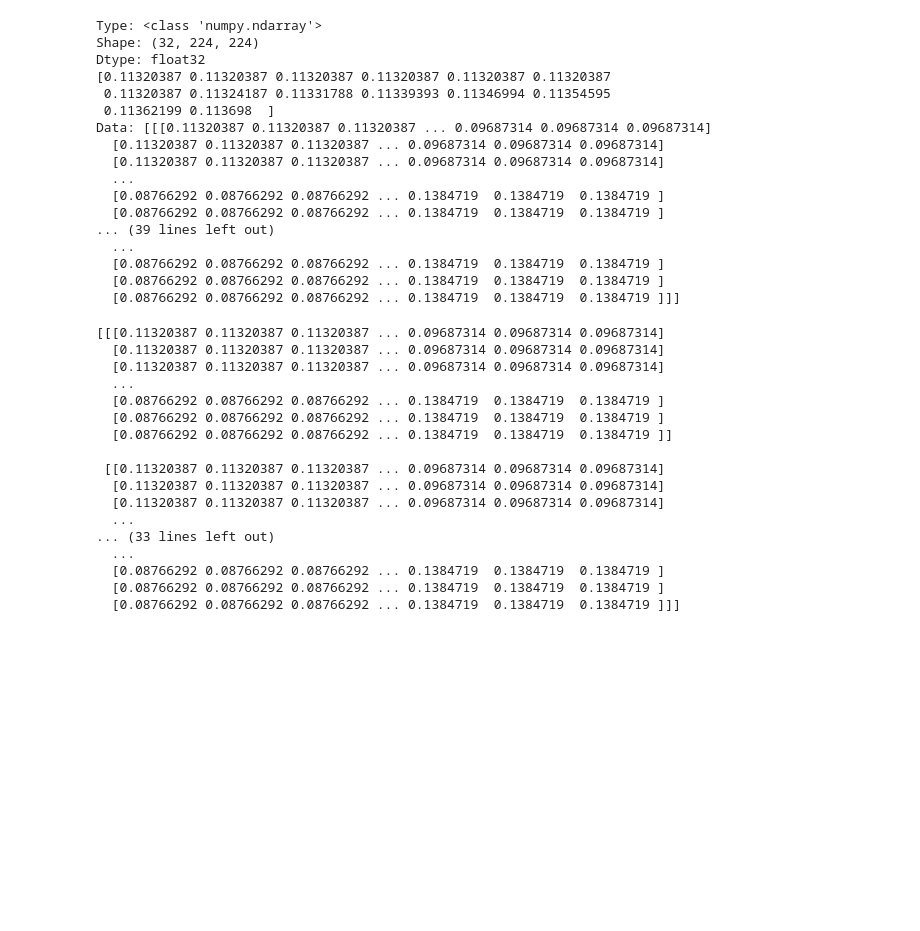
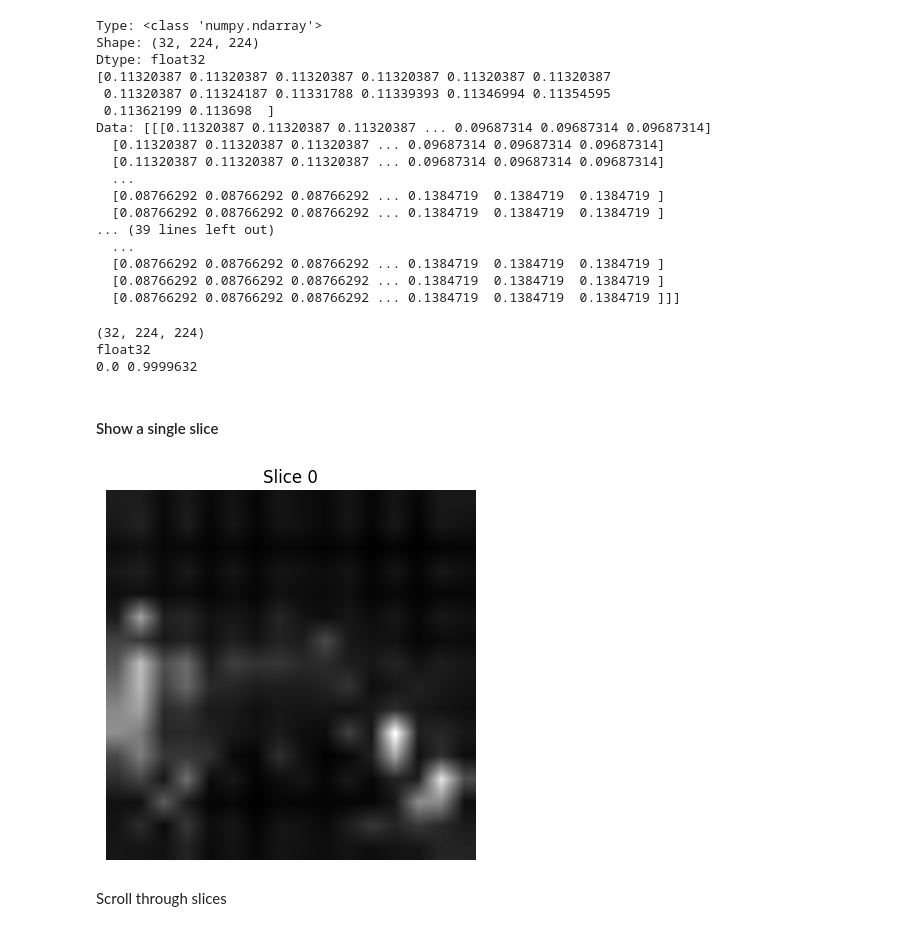
Before and after one commit to friendorus/Faithful-Faithfulness-Evaluations, a Jupyter notebook: scripts/Jupyter_notebook/Take_Note.ipynb, the cells around one changed output. Cells and saved outputs as stored; diff of their text form; code cells hidden in the pictures; blank space fills up the shorter version.

```diff
--- a/scripts/Jupyter_notebook/Take_Note.ipynb
+++ b/scripts/Jupyter_notebook/Take_Note.ipynb
@@ -116,7 +50,7 @@ See Data in Saliency
 # %%
 import numpy as np
 
-file_path = "/home/jovyan/work/MST/results/ODELIA/DinoV2ClassifierSlice_Final/attention_rollout/class_2/npy/08FEB48B_right_importance.npy"
+file_path = "/home/jovyan/work/MST/results/ODELIA/DinoV2ClassifierSlice_Final/saliency_results/attention_rollout/class_2/npy/08FEB48B_right_importance.npy"
 
 data = np.load(file_path)
 
@@ -143,23 +77,24 @@ Data: [[[0.11320387 0.11320387 0.11320387 ... 0.09687314 0.09687314 0.09687314]
   [0.08766292 0.08766292 0.08766292 ... 0.1384719  0.1384719  0.1384719 ]
   [0.08766292 0.08766292 0.08766292 ... 0.1384719  0.1384719  0.1384719 ]
   [0.08766292 0.08766292 0.08766292 ... 0.1384719  0.1384719  0.1384719 ]]]
-# %%
-print(data)
-# %% [output]
-[[[0.11320387 0.11320387 0.11320387 ... 0.09687314 0.09687314 0.09687314]
-  [0.11320387 0.11320387 0.11320387 ... 0.09687314 0.09687314 0.09687314]
-  [0.11320387 0.11320387 0.11320387 ... 0.09687314 0.09687314 0.09687314]
-  ...
-  [0.08766292 0.08766292 0.08766292 ... 0.1384719  0.1384719  0.1384719 ]
-  [0.08766292 0.08766292 0.08766292 ... 0.1384719  0.1384719  0.1384719 ]
-  [0.08766292 0.08766292 0.08766292 ... 0.1384719  0.1384719  0.1384719 ]]
-
- [[0.11320387 0.11320387 0.11320387 ... 0.09687314 0.09687314 0.09687314]
-  [0.11320387 0.11320387 0.11320387 ... 0.09687314 0.09687314 0.09687314]
-  [0.11320387 0.11320387 0.11320387 ... 0.09687314 0.09687314 0.09687314]
-  ...
-... (33 lines left out)
-  ...
-  [0.08766292 0.08766292 0.08766292 ... 0.1384719  0.1384719  0.1384719 ]
-  [0.08766292 0.08766292 0.08766292 ... 0.1384719  0.1384719  0.1384719 ]
-  [0.08766292 0.08766292 0.08766292 ... 0.1384719  0.1384719  0.1384719 ]]]
+# %%
+print(data.shape)
+print(data.dtype)
+print(data.min(), data.max())
+# %% [output]
+(32, 224, 224)
+float32
+0.0 0.9999632
+# %% [markdown]
+#### Show a single slice
+# %%
+import matplotlib.pyplot as plt
+
+plt.imshow(data[0], cmap="gray")
+plt.title("Slice 0")
+plt.axis("off")
+plt.show()
+# %% [output]
+[figure, added]
+# %% [markdown]
+Scroll through slices
```
Also changed, not shown: parts of 9 cells of this notebook, 2 other files.
